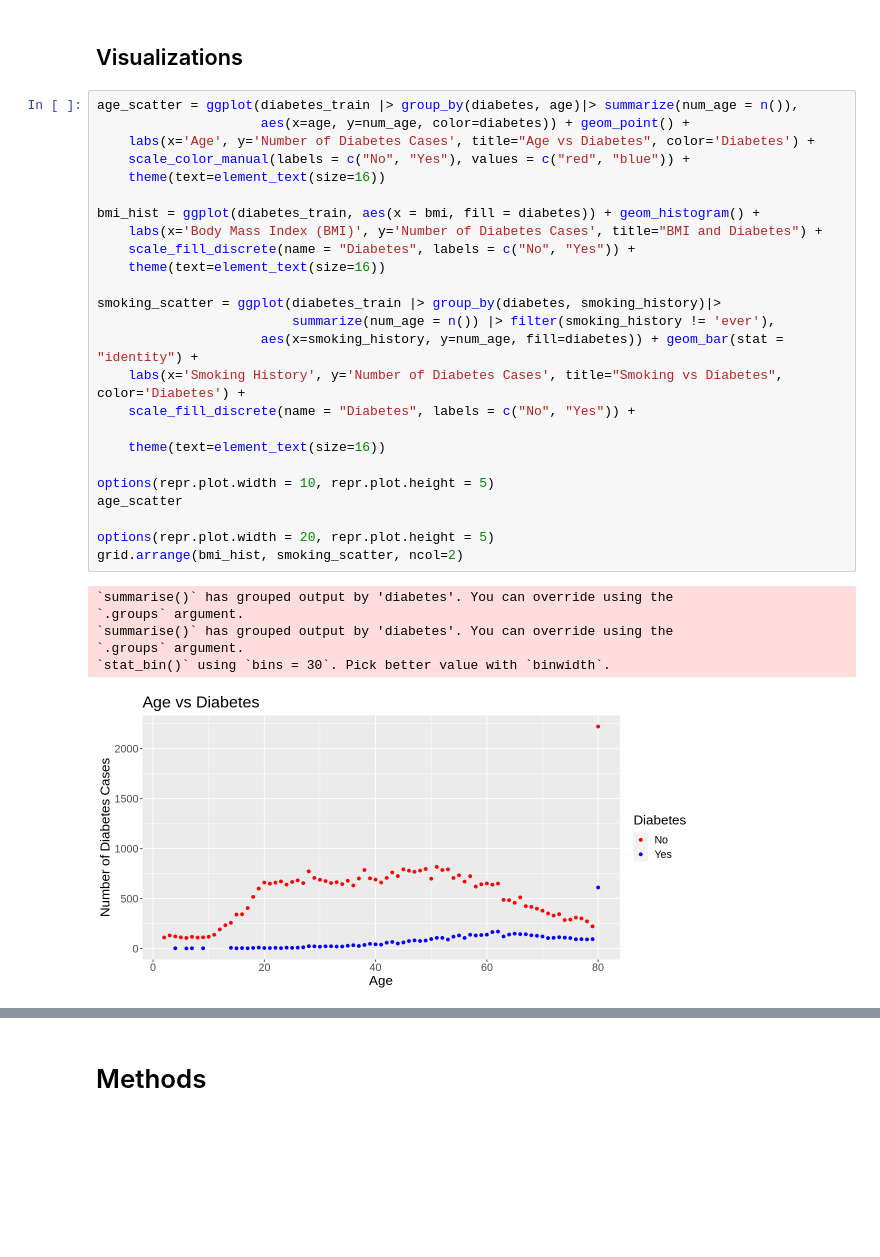
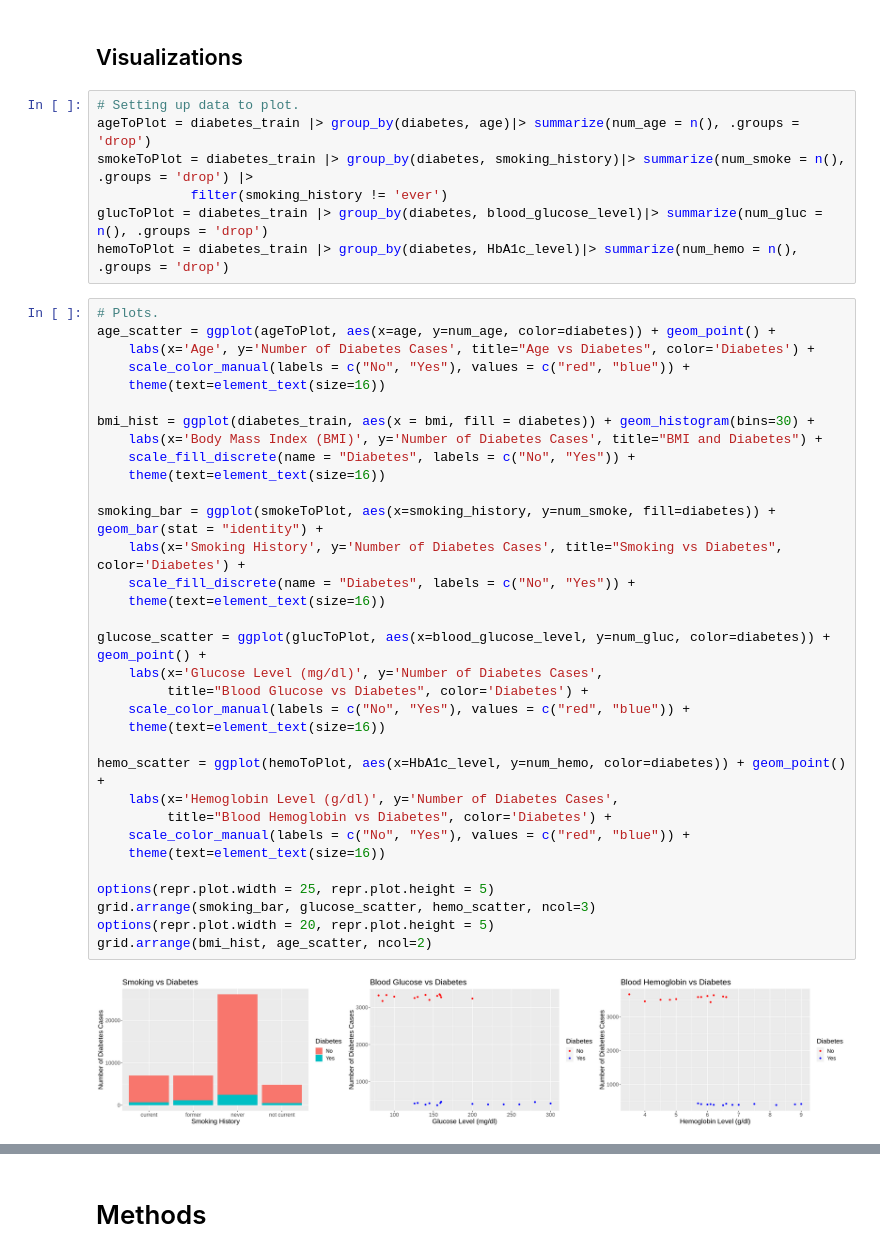
Before and after one commit to YashM8/DS100-GroupProject, a Jupyter notebook: proposal_33.ipynb, the cells around one changed output, grey strips where cells are left out. Cells and saved outputs as stored; diff of their text form; blank space fills up the shorter version.

Commit message:
added vis for glucose and hemoglobin

```diff
--- a/proposal_33.ipynb
+++ b/proposal_33.ipynb
@@ -98,35 +98,45 @@ A tibble: 4 × 4
 The above table provides summary statistics for each numeric predictor variable we will be using in our classifcation model based on the training data set.
 # %% [markdown]
 ## Visualizations
+# %%
+# Setting up data to plot.
+ageToPlot = diabetes_train |> group_by(diabetes, age)|> summarize(num_age = n(), .groups = 'drop')
+smokeToPlot = diabetes_train |> group_by(diabetes, smoking_history)|> summarize(num_smoke = n(), .groups = 'drop') |>
+            filter(smoking_history != 'ever')
+glucToPlot = diabetes_train |> group_by(diabetes, blood_glucose_level)|> summarize(num_gluc = n(), .groups = 'drop')
+hemoToPlot = diabetes_train |> group_by(diabetes, HbA1c_level)|> summarize(num_hemo = n(), .groups = 'drop')
 # %%
-age_scatter = ggplot(diabetes_train |> group_by(diabetes, age)|> summarize(num_age = n()),
-                     aes(x=age, y=num_age, color=diabetes)) + geom_point() +
+# Plots.
+age_scatter = ggplot(ageToPlot, aes(x=age, y=num_age, color=diabetes)) + geom_point() +
     labs(x='Age', y='Number of Diabetes Cases', title="Age vs Diabetes", color='Diabetes') +
     scale_color_manual(labels = c("No", "Yes"), values = c("red", "blue")) +
     theme(text=element_text(size=16))
 
-bmi_hist = ggplot(diabetes_train, aes(x = bmi, fill = diabetes)) + geom_histogram() +
+bmi_hist = ggplot(diabetes_train, aes(x = bmi, fill = diabetes)) + geom_histogram(bins=30) +
     labs(x='Body Mass Index (BMI)', y='Number of Diabetes Cases', title="BMI and Diabetes") +
     scale_fill_discrete(name = "Diabetes", labels = c("No", "Yes")) +
     theme(text=element_text(size=16))
 
-smoking_scatter = ggplot(diabetes_train |> group_by(diabetes, smoking_history)|>
-                         summarize(num_age = n()) |> filter(smoking_history != 'ever'),
-                     aes(x=smoking_history, y=num_age, fill=diabetes)) + geom_bar(stat = "identity") +
+smoking_bar = ggplot(smokeToPlot, aes(x=smoking_history, y=num_smoke, fill=diabetes)) + geom_bar(stat = "identity") +
     labs(x='Smoking History', y='Number of Diabetes Cases', title="Smoking vs Diabetes", color='Diabetes') +
     scale_fill_discrete(name = "Diabetes", labels = c("No", "Yes")) +
-
     theme(text=element_text(size=16))
 
-options(repr.plot.width = 10, repr.plot.height = 5)
-age_scatter
+glucose_scatter = ggplot(glucToPlot, aes(x=blood_glucose_level, y=num_gluc, color=diabetes)) + geom_point() +
+    labs(x='Glucose Level (mg/dl)', y='Number of Diabetes Cases',
+         title="Blood Glucose vs Diabetes", color='Diabetes') +
+    scale_color_manual(labels = c("No", "Yes"), values = c("red", "blue")) +
+    theme(text=element_text(size=16))
 
+hemo_scatter = ggplot(hemoToPlot, aes(x=HbA1c_level, y=num_hemo, color=diabetes)) + geom_point() +
+    labs(x='Hemoglobin Level (g/dl)', y='Number of Diabetes Cases',
+         title="Blood Hemoglobin vs Diabetes", color='Diabetes') +
+    scale_color_manual(labels = c("No", "Yes"), values = c("red", "blue")) +
+    theme(text=element_text(size=16))
+
+options(repr.plot.width = 25, repr.plot.height = 5)
+grid.arrange(smoking_bar, glucose_scatter, hemo_scatter, ncol=3)
 options(repr.plot.width = 20, repr.plot.height = 5)
-grid.arrange(bmi_hist, smoking_scatter, ncol=2)
+grid.arrange(bmi_hist, age_scatter, ncol=2)
 # %% [output]
-`summarise()` has grouped output by 'diabetes'. You can override using the
-`.groups` argument.
-`summarise()` has grouped output by 'diabetes'. You can override using the
-`.groups` argument.
-`stat_bin()` using `bins = 30`. Pick better value with `binwidth`.
-[figure, old version]
+[figure, new version]
```
Also changed, not shown: parts of 2 cells of this notebook.
